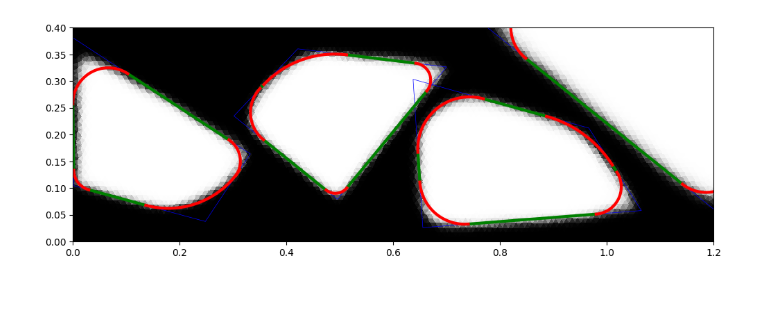
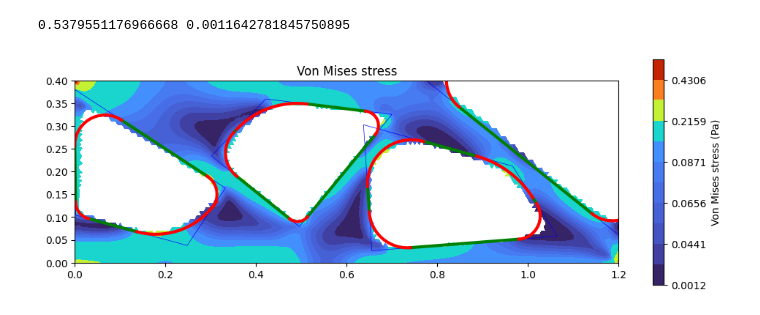
Before and after one commit to Alexander19970212/NHSDF-TOp, a Jupyter notebook: NN_TopOpt/NHSDF_examples.ipynb, the cells around one changed output. Drawn from its saved outputs; the diff is of its cells as text; code cells hidden in the pictures.

```diff
--- a/NN_TopOpt/NHSDF_examples.ipynb
+++ b/NN_TopOpt/NHSDF_examples.ipynb
@@ -128,7 +132,9 @@ Global iteration 79 is within one of the shape optimization ranges.
 # %%
 geometry_features = TopOptimizer.method.gaussian_core.get_geometry()
 
+
 filename = None
-TopOptimizer.plot_final_result(geometry_features, filename=filename)
+TopOptimizer.plot_final_result(geometry_features, filename=filename, plot_von_mises=True)
 # %% [output]
+0.5379551176966668 0.0011642781845750895
-[figure, old version]
+[figure, new version]
```
Also changed, not shown: parts of 1 cell of this notebook, 19 other files.
